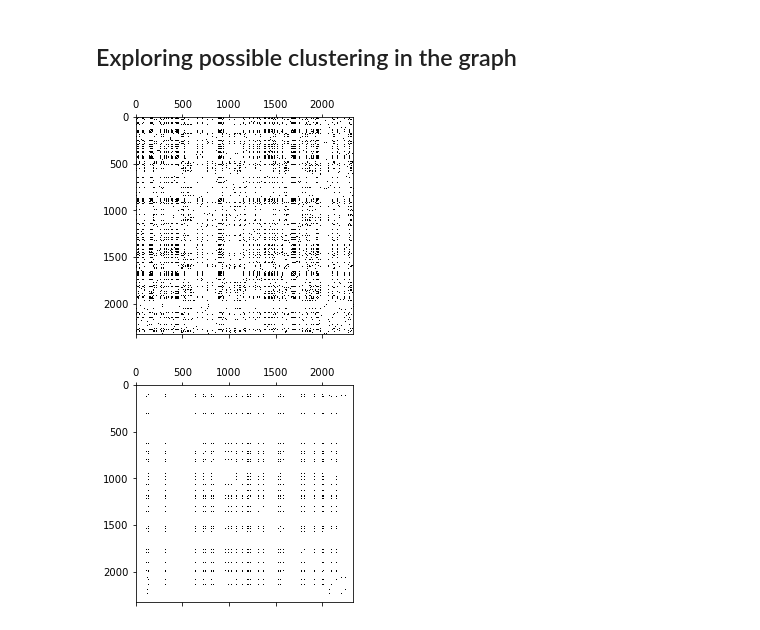
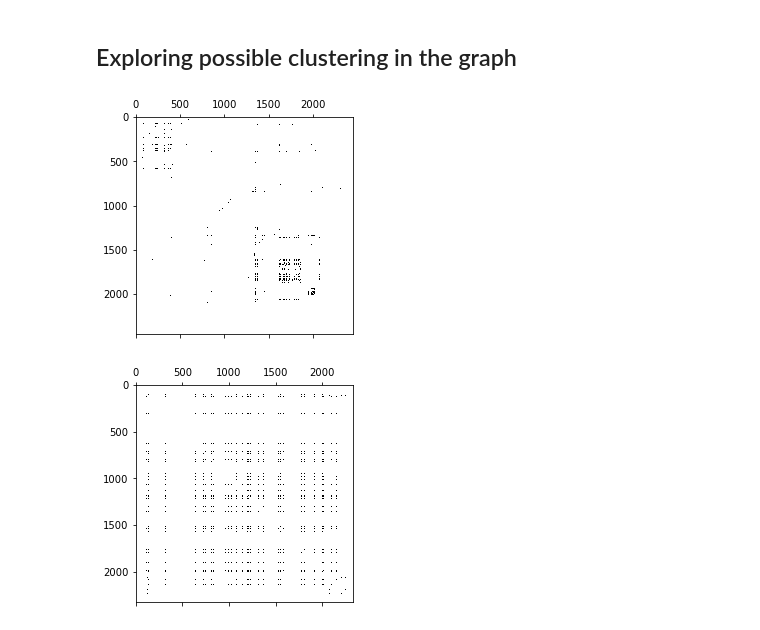
Before and after one commit to aaag97/ntds-projects, a Jupyter notebook: Project/wikipedia.ipynb, the cells around one changed output. Drawn from its saved outputs; the diff is of its cells as text; code cells hidden in the pictures.

```diff
--- a/Project/wikipedia.ipynb
+++ b/Project/wikipedia.ipynb
@@ -69,7 +69,7 @@ class DataAquisitionUtils():
         compt = 0
         for article in list_articles:
             sys.stdout.write('\r')
-            sys.stdout.write("[%-20s] %d%%" % ('='*int(i/len_time), int(5*i/len_time)))
+            sys.stdout.write("[%-20s] %d%%" % ('='*int(compt/len_time), int(5*compt/len_time)))
             sys.stdout.flush()
             sleep(0.25)
             for link in article.links:
@@ -472,10 +468,10 @@ nx.average_clustering(graph)
 # %%
 matrixu = MatrixUtils()
 # %%
-plt.spy(feat)
+plt.spy(adjacency_matrix)
 plt.show()
 # %% [output]
-[figure, old version]
+[figure, new version]
 # %%
 adjacency = matrixu.epsilon_similarity_graph(feat, sigma= 10*np.mean(feat), epsilon=0.20)
 plt.spy(adjacency)
```
Also changed, not shown: parts of 15 cells of this notebook.
